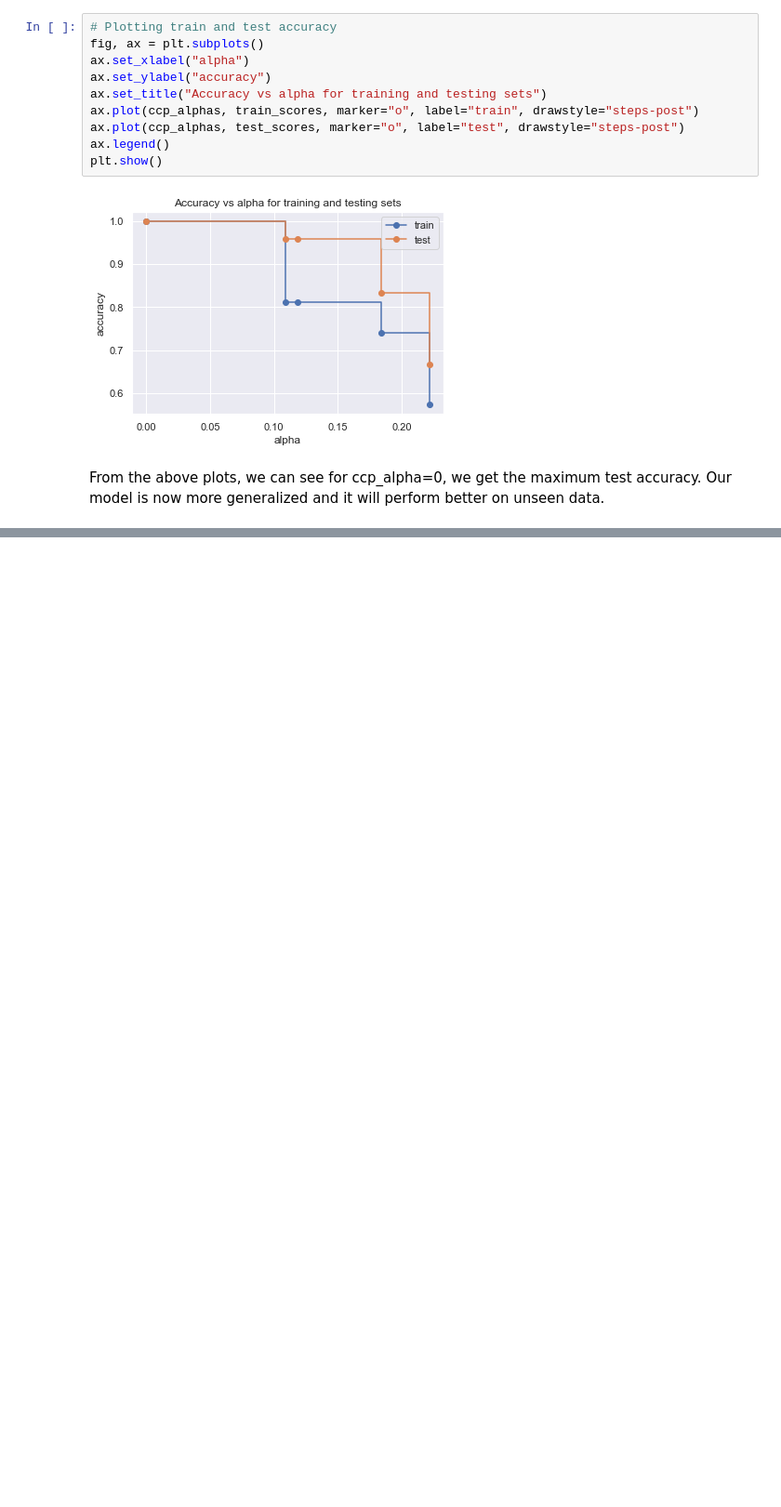
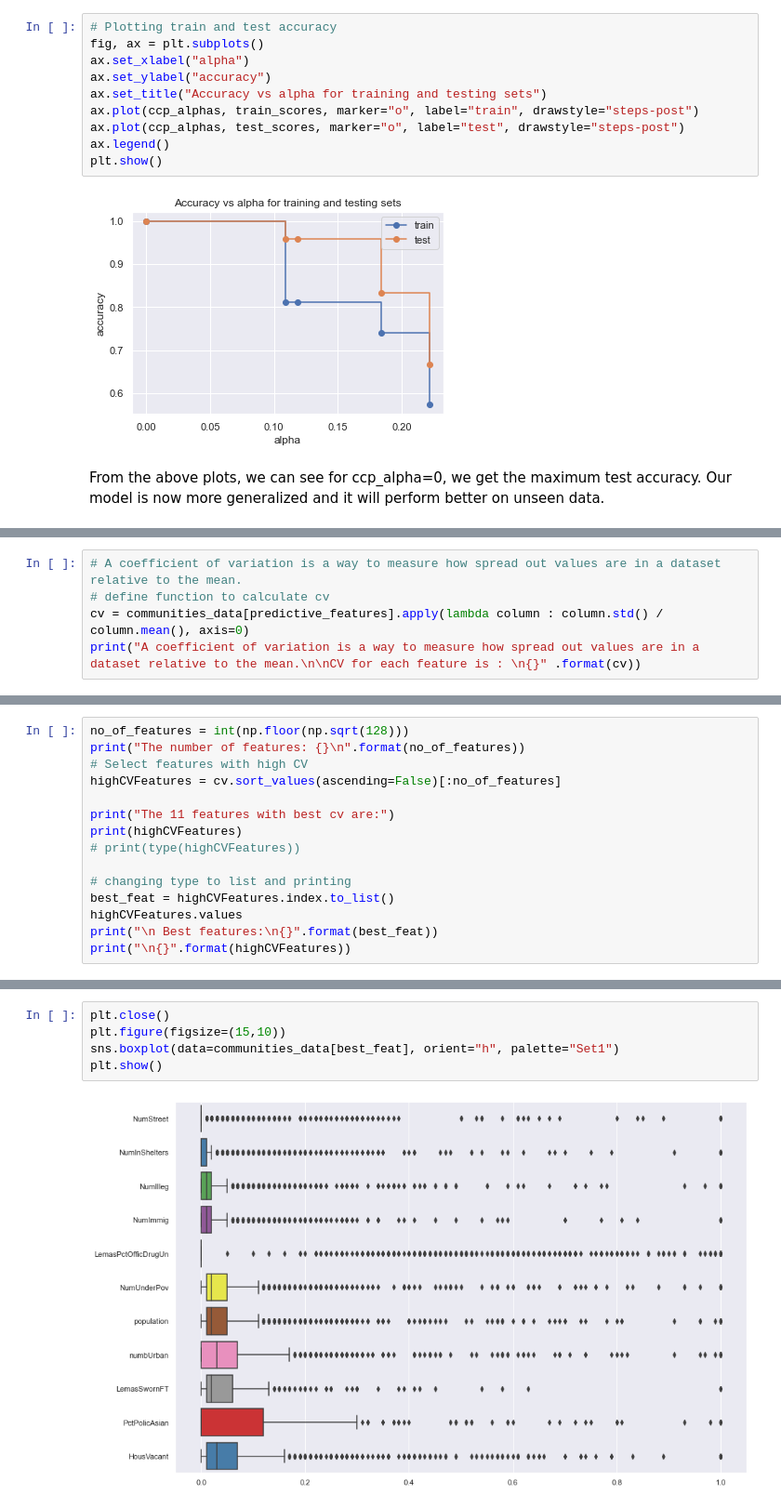
Before and after one commit to humera811/mldsnew, a Jupyter notebook: Homework5/notebook/Bano_Humera_HW5.ipynb, the cells around one changed output, grey strips where cells are left out. Shown at 93% size. Saved outputs shown, nothing was run; the diff lists cells and outputs as text; blank space fills up the shorter version.

```diff
--- a/Homework5/notebook/Bano_Humera_HW5.ipynb
+++ b/Homework5/notebook/Bano_Humera_HW5.ipynb
@@ -260,0 +394,5 @@ Descision rules:
+# %%
+# A coefficient of variation is a way to measure how spread out values are in a dataset relative to the mean.
+# define function to calculate cv
+cv = communities_data[predictive_features].apply(lambda column : column.std() / column.mean(), axis=0)
+print("A coefficient of variation is a way to measure how spread out values are in a dataset relative to the mean.\n\nCV for each feature is : \n{}" .format(cv))
@@ -260,0 +433,15 @@ Descision rules:
+# %%
+no_of_features = int(np.floor(np.sqrt(128)))
+print("The number of features: {}\n".format(no_of_features))
+# Select features with high CV
+highCVFeatures = cv.sort_values(ascending=False)[:no_of_features]
+
+print("The 11 features with best cv are:")
+print(highCVFeatures)
+# print(type(highCVFeatures))
+
+# changing type to list and printing
+best_feat = highCVFeatures.index.to_list()
+highCVFeatures.values
+print("\n Best features:\n{}".format(best_feat))
+print("\n{}".format(highCVFeatures))
@@ -260,0 +466,7 @@ Descision rules:
+# %%
+plt.close()
+plt.figure(figsize=(15,10))
+sns.boxplot(data=communities_data[best_feat], orient="h", palette="Set1")
+plt.show()
+# %% [output]
+[figure, added]
```
Also changed, not shown: parts of 47 cells of this notebook.
